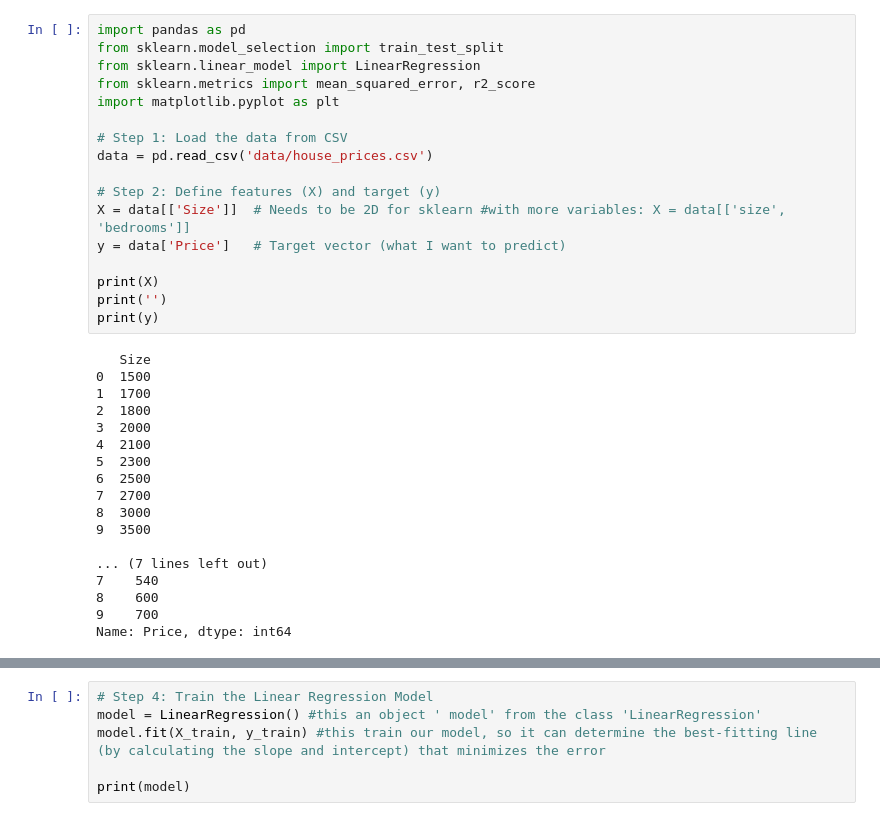
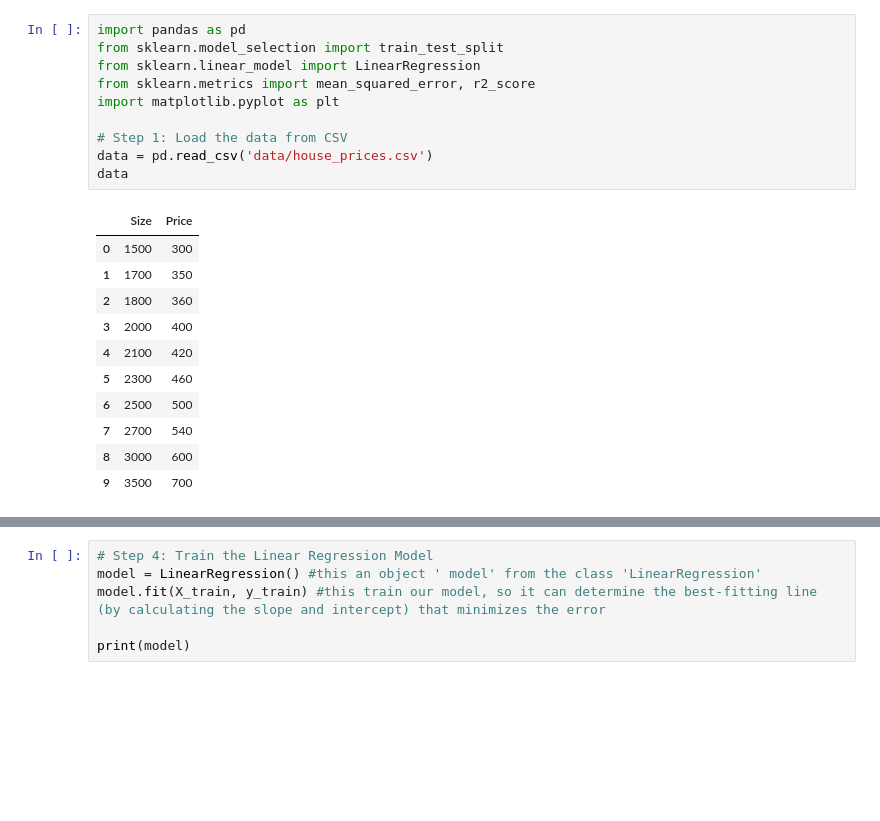
Before and after one commit to NicoSerenade/gitcode, a Jupyter notebook: datascience/Linear Regression.ipynb, the cells around one changed output, grey strips where cells are left out. Drawn from its saved outputs; the diff is of its cells as text; blank space fills up the shorter version.

```diff
--- a/datascience/Linear Regression.ipynb
+++ b/datascience/Linear Regression.ipynb
@@ -1,35 +1,22 @@
 # %%
 import pandas as pd
 from sklearn.model_selection import train_test_split
 from sklearn.linear_model import LinearRegression
 from sklearn.metrics import mean_squared_error, r2_score
 import matplotlib.pyplot as plt
 
 # Step 1: Load the data from CSV
 data = pd.read_csv('data/house_prices.csv')
-
-# Step 2: Define features (X) and target (y)
-X = data[['Size']]  # Needs to be 2D for sklearn #with more variables: X = data[['size', 'bedrooms']]
-y = data['Price']   # Target vector (what I want to predict)
-
-print(X)
-print('')
-print(y)
+data
 # %% [output]
-   Size
-0  1500
-1  1700
-2  1800
-3  2000
-4  2100
-5  2300
-6  2500
-7  2700
-8  3000
-9  3500
-
-... (7 lines left out)
-7    540
-8    600
-9    700
-Name: Price, dtype: int64
+|  | Size | Price |
+| 0 | 1500 | 300 |
+| 1 | 1700 | 350 |
+| 2 | 1800 | 360 |
+| 3 | 2000 | 400 |
+| 4 | 2100 | 420 |
+| 5 | 2300 | 460 |
+| 6 | 2500 | 500 |
+| 7 | 2700 | 540 |
+| 8 | 3000 | 600 |
+| 9 | 3500 | 700 |
```
Also changed, not shown: parts of 3 cells of this notebook, 7 other files.
